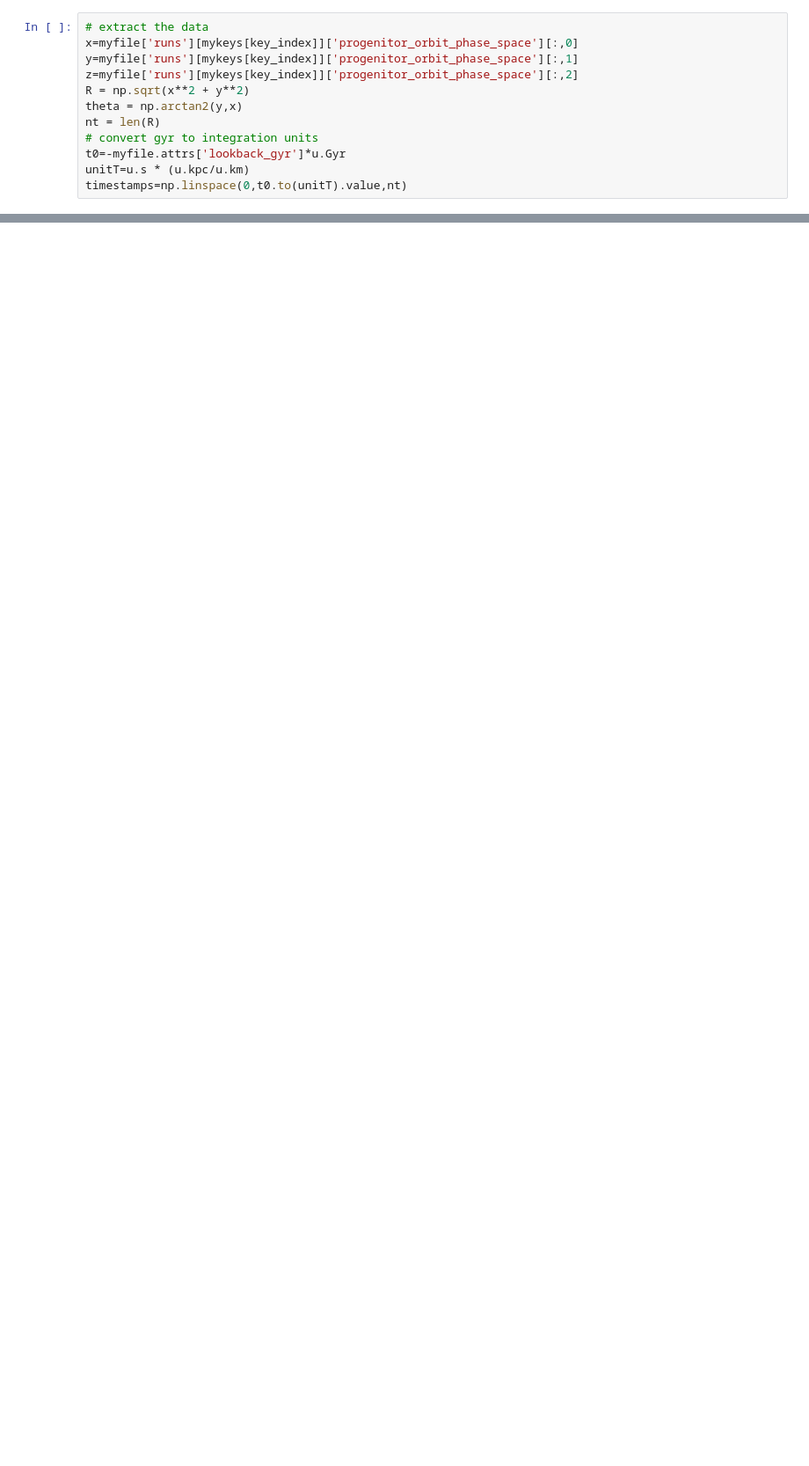
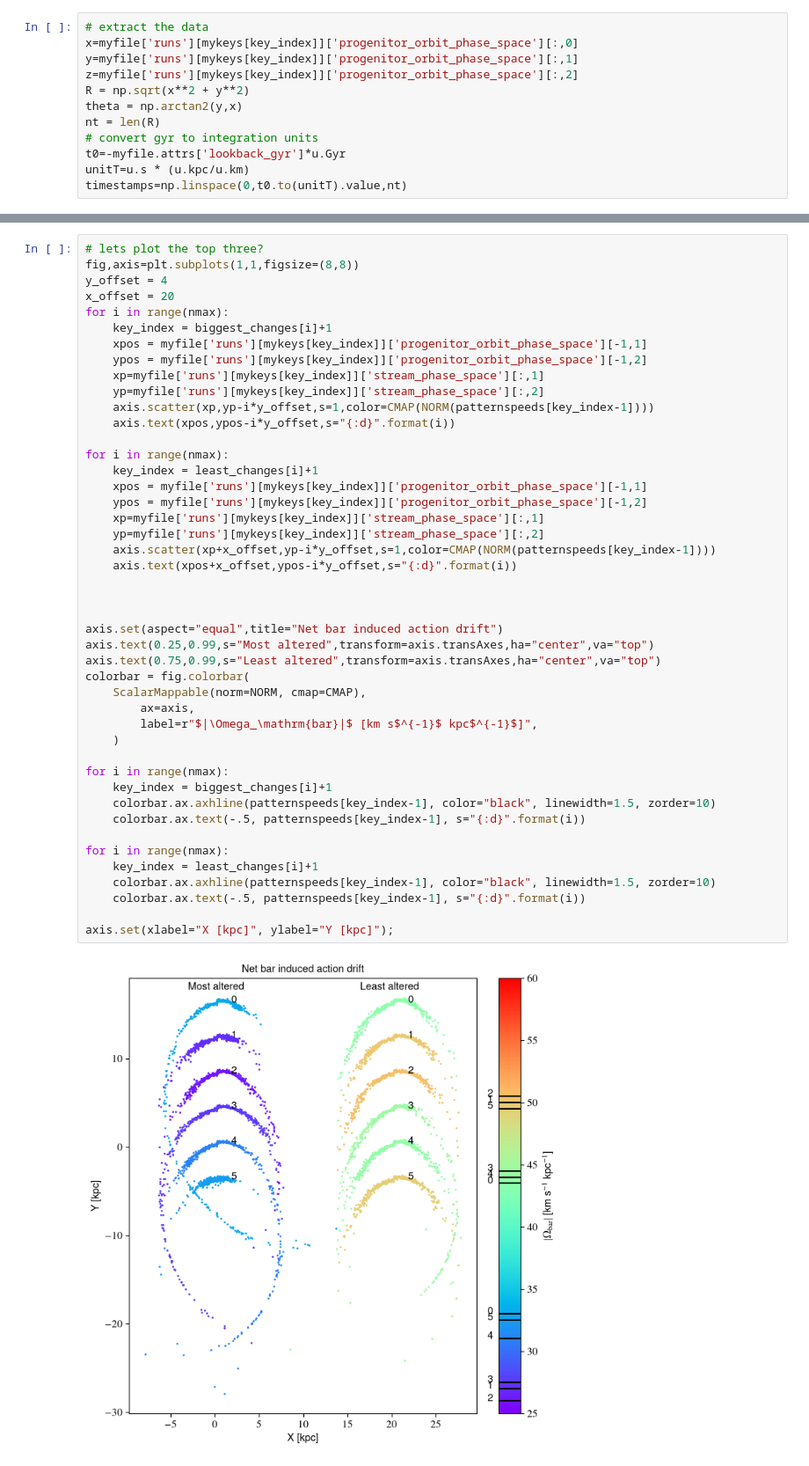
Before and after one commit to salvatore-ferrone/bar-dynamics, a Jupyter notebook: scrap/scrap.ipynb, the cells around one changed output, grey strips where cells are left out. Shown at 88% size. Drawn from its saved outputs; the diff is of its cells as text; blank space fills up the shorter version.

```diff
--- a/scrap/scrap.ipynb
+++ b/scrap/scrap.ipynb
@@ -118,0 +165,47 @@ AttributeError: 'str' object has no attribute 'get'
+# %%
+# lets plot the top three?
+fig,axis=plt.subplots(1,1,figsize=(8,8))
+y_offset = 4
+x_offset = 20
+for i in range(nmax):
+    key_index = biggest_changes[i]+1
+    xpos = myfile['runs'][mykeys[key_index]]['progenitor_orbit_phase_space'][-1,1]
+    ypos = myfile['runs'][mykeys[key_index]]['progenitor_orbit_phase_space'][-1,2]
+    xp=myfile['runs'][mykeys[key_index]]['stream_phase_space'][:,1]
+    yp=myfile['runs'][mykeys[key_index]]['stream_phase_space'][:,2]
+    axis.scatter(xp,yp-i*y_offset,s=1,color=CMAP(NORM(patternspeeds[key_index-1])))
+    axis.text(xpos,ypos-i*y_offset,s="{:d}".format(i))
+
+for i in range(nmax):
+    key_index = least_changes[i]+1
+    xpos = myfile['runs'][mykeys[key_index]]['progenitor_orbit_phase_space'][-1,1]
+    ypos = myfile['runs'][mykeys[key_index]]['progenitor_orbit_phase_space'][-1,2]
+    xp=myfile['runs'][mykeys[key_index]]['stream_phase_space'][:,1]
+    yp=myfile['runs'][mykeys[key_index]]['stream_phase_space'][:,2]
+    axis.scatter(xp+x_offset,yp-i*y_offset,s=1,color=CMAP(NORM(patternspeeds[key_index-1])))
+    axis.text(xpos+x_offset,ypos-i*y_offset,s="{:d}".format(i))
+
+
+
+axis.set(aspect="equal",title="Net bar induced action drift")
+axis.text(0.25,0.99,s="Most altered",transform=axis.transAxes,ha="center",va="top")
+axis.text(0.75,0.99,s="Least altered",transform=axis.transAxes,ha="center",va="top")
+colorbar = fig.colorbar(
+    ScalarMappable(norm=NORM, cmap=CMAP),
+        ax=axis,
+        label=r"$|\Omega_\mathrm{bar}|$ [km s$^{-1}$ kpc$^{-1}$]",
+    )
+
+for i in range(nmax):
+    key_index = biggest_changes[i]+1
+    colorbar.ax.axhline(patternspeeds[key_index-1], color="black", linewidth=1.5, zorder=10)
+    colorbar.ax.text(-.5, patternspeeds[key_index-1], s="{:d}".format(i))
+
+for i in range(nmax):
+    key_index = least_changes[i]+1
+    colorbar.ax.axhline(patternspeeds[key_index-1], color="black", linewidth=1.5, zorder=10)
+    colorbar.ax.text(-.5, patternspeeds[key_index-1], s="{:d}".format(i))
+
+axis.set(xlabel="X [kpc]", ylabel="Y [kpc]");
+# %% [output]
+[figure, added]
```
Also changed, not shown: parts of 17 cells of this notebook, 7 other files.
